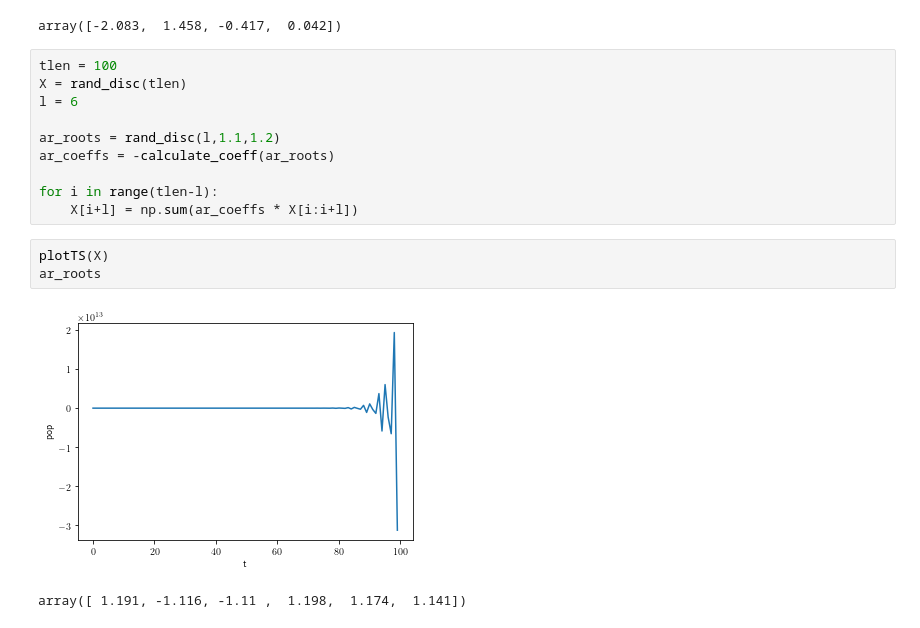
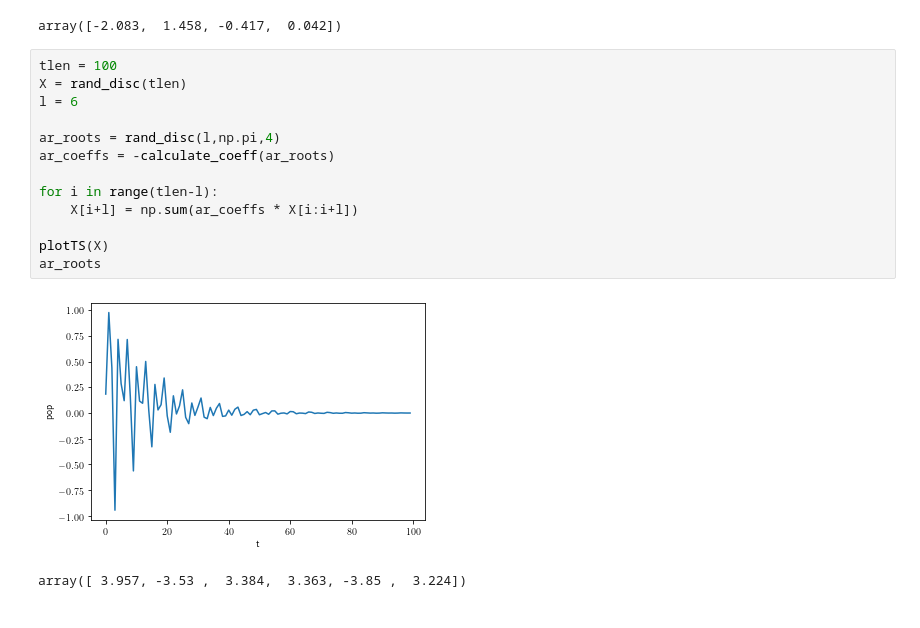
Before and after one commit to kenflat2/Nonlinear-Regression, a Jupyter notebook: Simulation Results Round 1.ipynb, the cells around one changed output. Drawn from its saved outputs; the diff is of its cells as text.

```diff
--- a/Simulation Results Round 1.ipynb
+++ b/Simulation Results Round 1.ipynb
@@ -100,16 +87,16 @@ array([-2.083,  1.458, -0.417,  0.042])
 # %%
 tlen = 100
 X = rand_disc(tlen)
 l = 6
 
-ar_roots = rand_disc(l,1.1,1.2)
+ar_roots = rand_disc(l,np.pi,4)
 ar_coeffs = -calculate_coeff(ar_roots)
 
 for i in range(tlen-l):
     X[i+l] = np.sum(ar_coeffs * X[i:i+l])
+
+plotTS(X)
+ar_roots
+# %% [output]
+[figure, added]
+array([ 3.957, -3.53 ,  3.384,  3.363, -3.85 ,  3.224])
-# %%
-plotTS(X)
-ar_roots
-# %% [output]
-[figure, removed]
-array([ 1.191, -1.116, -1.11 ,  1.198,  1.174,  1.141])
```
Also changed, not shown: parts of 10 cells of this notebook, 2 other files.
